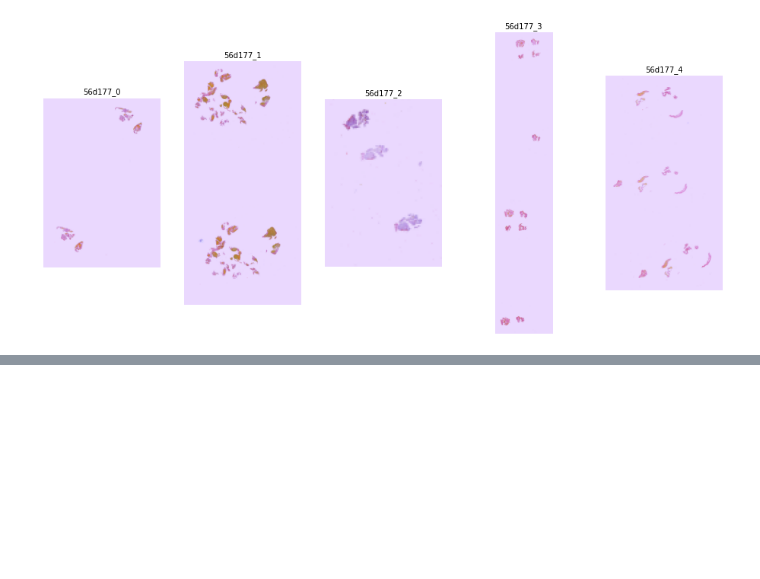
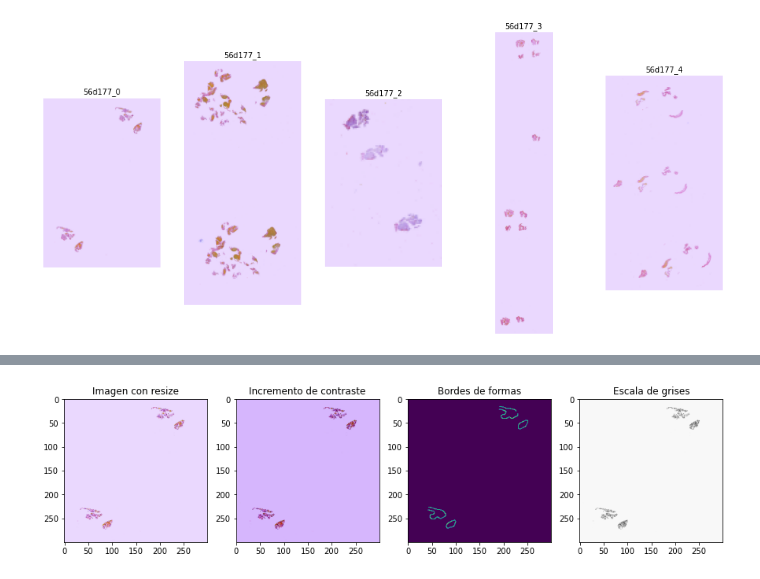
Before and after one commit to washuleru1/ACV-classification, a Jupyter notebook: Análisis exploratorio datos.ipynb, the cells around one changed output, grey strips where cells are left out. Saved outputs shown, nothing was run; the diff lists cells and outputs as text; code cells hidden in the pictures; blank space fills up the shorter version.

```diff
--- a/Análisis exploratorio datos.ipynb
+++ b/Análisis exploratorio datos.ipynb
@@ -209,0 +222,4 @@ plt.show()
+# %%
+plotImageWithModifications("56d177_0", 300)
+# %% [output]
+[figure, added]
```
Also changed, not shown: parts of 12 cells of this notebook, 6 other files.
